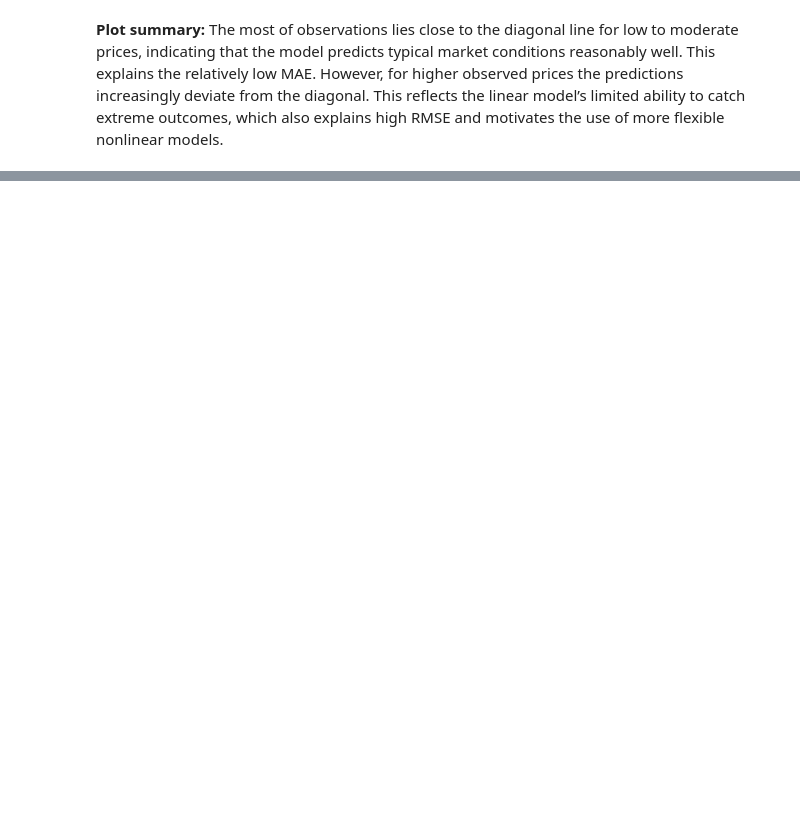
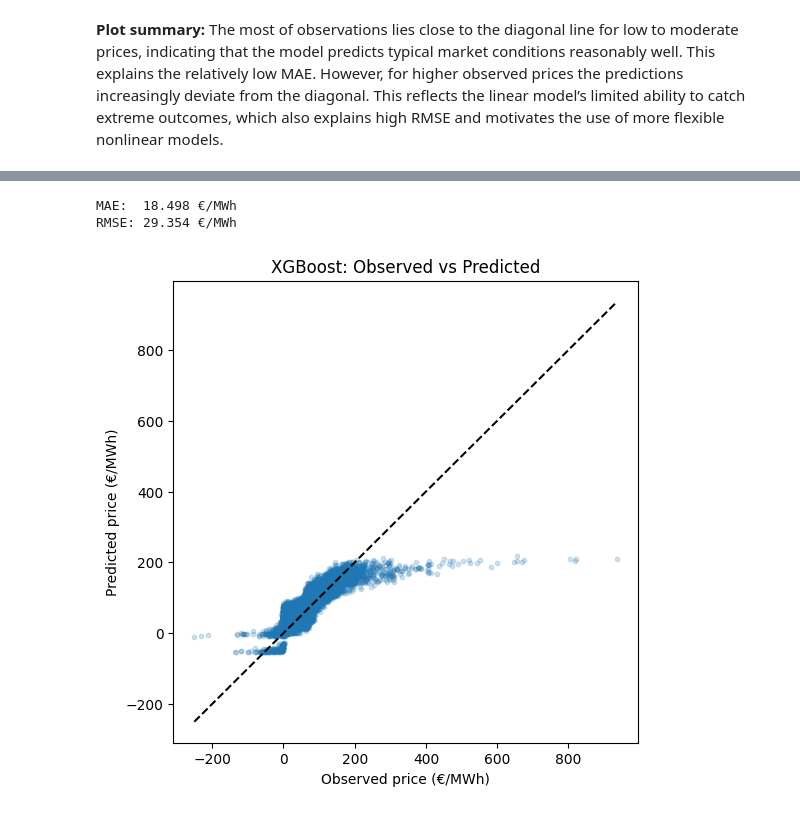
Before and after one commit to vlkkvl/ds_project, a Jupyter notebook: draft_project.ipynb, the cells around one changed output, grey strips where cells are left out. Cells and saved outputs as stored; diff of their text form; code cells hidden in the pictures; blank space fills up the shorter version.

Commit message:
added XGBoost section

```diff
--- a/draft_project.ipynb
+++ b/draft_project.ipynb
@@ -529,0 +590,10 @@ plt.show()
+# %%
+split_time = "2024-01-01"
+train_mask = X.index < split_time
+test_mask = ~train_mask
+
+X_train, y_train = X.loc[train_mask], y.loc[train_mask]
+X_test, y_test = X.loc[test_mask], y.loc[test_mask]
+
+print(f"Training samples: {len(X_train)}")
+print(f"Test samples: {len(X_test)}")
@@ -529,0 +662,37 @@ plt.show()
+# %%
+# train final model with best parameters
+best_model = xgb.XGBRegressor(
+    **grid_search.best_params_,
+    objective="reg:squarederror",
+    random_state=42,
+    n_jobs=-1
+)
+
+best_model.fit(X_train, y_train)
+
+# predict on test set
+y_pred_xgb = best_model.predict(X_test)
+
+# evaluation metrics
+mae_xgb = mean_absolute_error(y_test, y_pred_xgb)
+rmse_xgb = np.sqrt(mean_squared_error(y_test, y_pred_xgb))
+
+print(f"MAE:  {mae_xgb:.3f} €/MWh")
+print(f"RMSE: {rmse_xgb:.3f} €/MWh")
+# %% [output]
+MAE:  18.498 €/MWh
+RMSE: 29.354 €/MWh
+# %%
+plt.figure(figsize=(6, 6))
+plt.scatter(y_test, y_pred_xgb, alpha=0.2, s=10)
+plt.plot(
+    [y_test.min(), y_test.max()],
+    [y_test.min(), y_test.max()],
+    linestyle="--", color="black"
+)
+plt.xlabel("Observed price (€/MWh)")
+plt.ylabel("Predicted price (€/MWh)")
+plt.title("XGBoost: Observed vs Predicted")
+plt.show()
+# %% [output]
+[figure, added]
```
Also changed, not shown: parts of 25 cells of this notebook.
